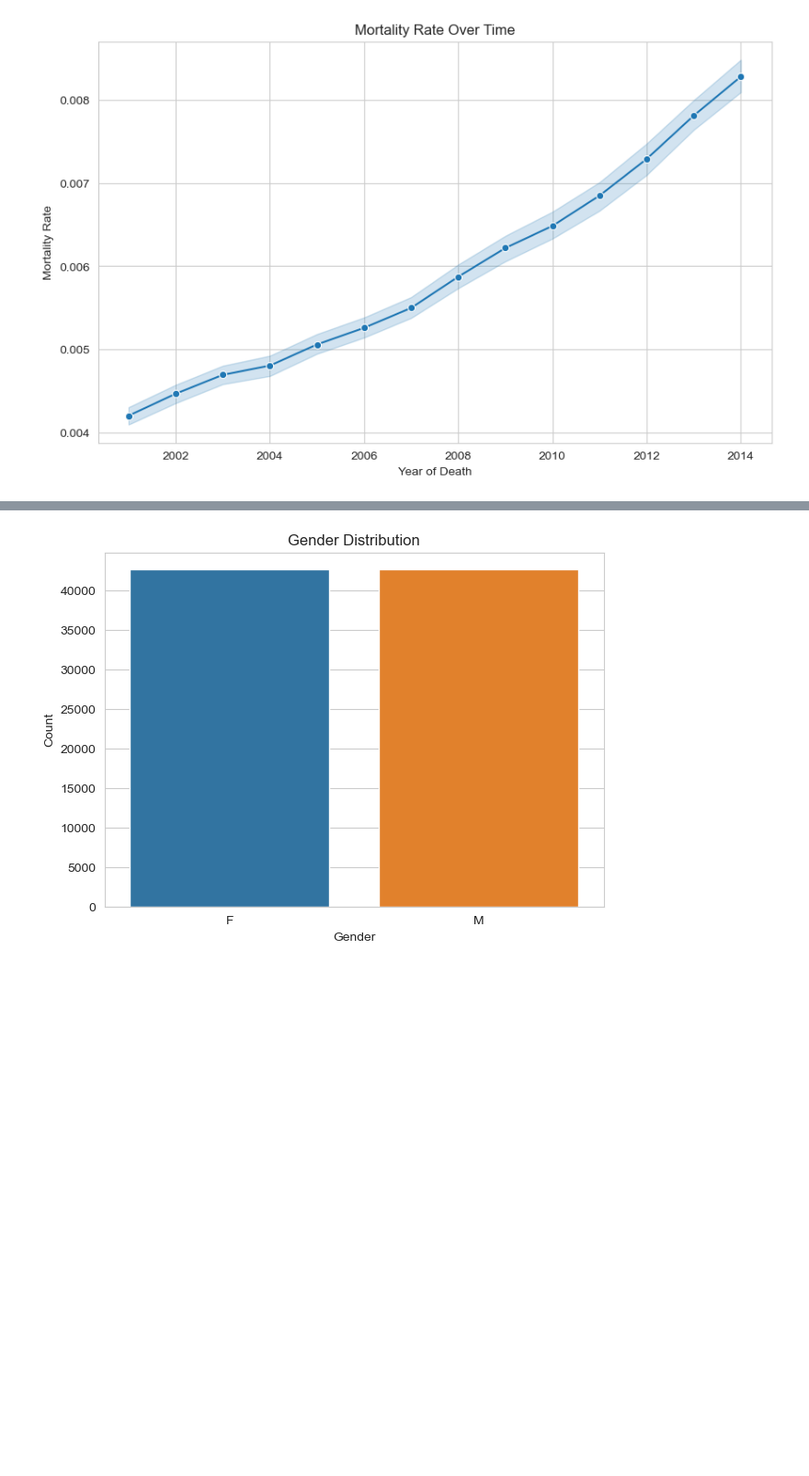
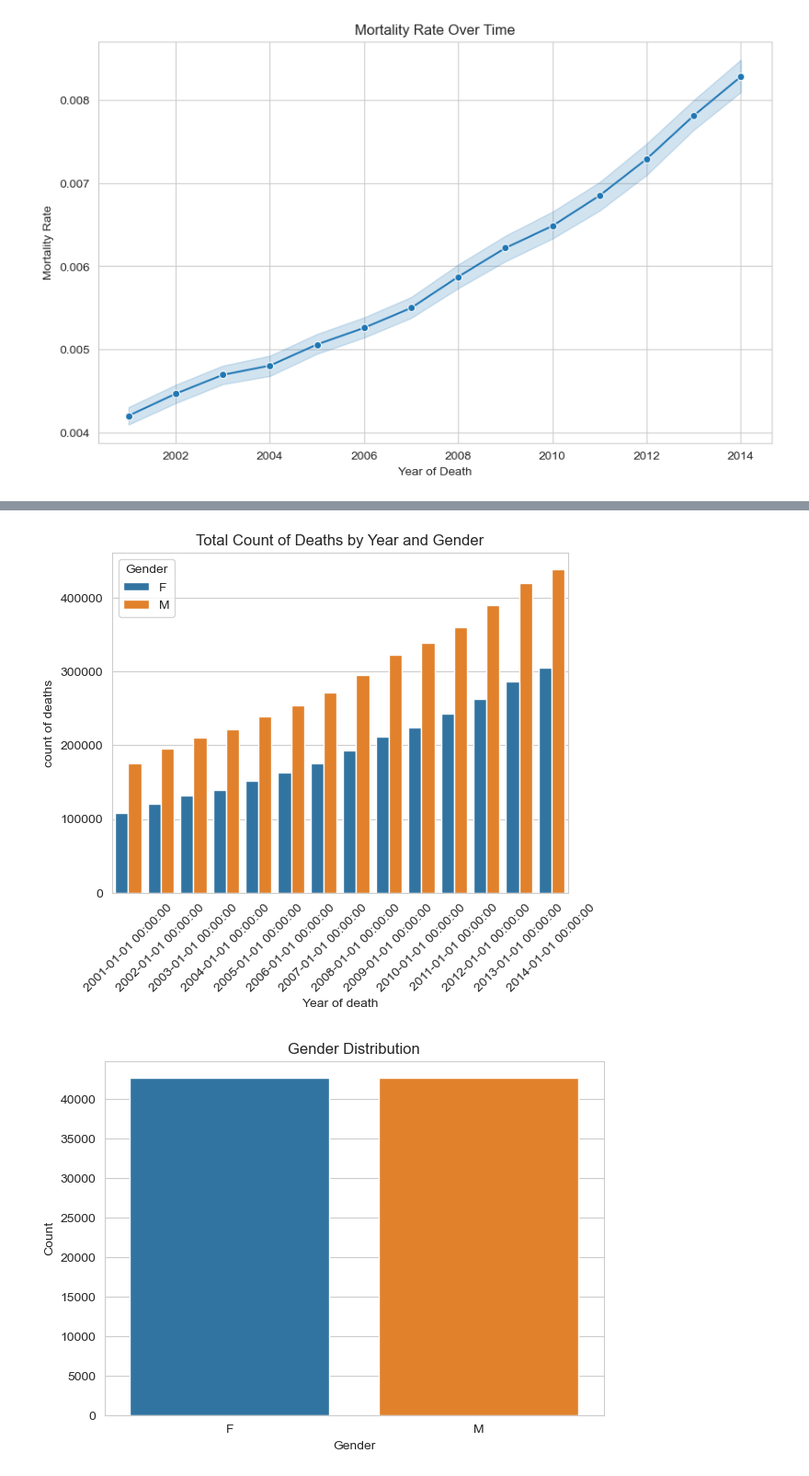
Before and after one commit to PranavKuramkoteSudhir/IE7275-40714-Data-Mining-in-Engineering, a Jupyter notebook: eda.ipynb, the cells around one changed output, grey strips where cells are left out. Shown at 92% size. Cells and saved outputs as stored; diff of their text form; code cells hidden in the pictures; blank space fills up the shorter version.

```diff
--- a/eda.ipynb
+++ b/eda.ipynb
@@ -112,3 +135,11 @@ plt.show()
+# %%
+yearly_deaths = df.groupby(['Year of death', 'Gender'])['count of deaths'].sum().reset_index()
+sns.barplot(x='Year of death', y='count of deaths', hue='Gender', data=yearly_deaths)
+plt.title('Total Count of Deaths by Year and Gender')
+plt.xticks(rotation=45)
+plt.show()
+# %% [output]
+[figure, added]
 # %%
 plt.figure(figsize=(7, 5))
 sns.countplot(x='Gender', data=df)
```
Also changed, not shown: parts of 2 cells of this notebook.
